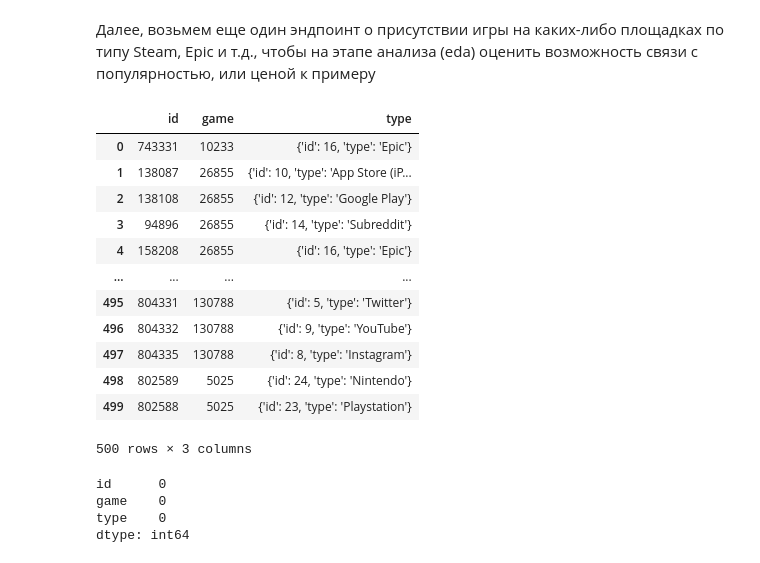
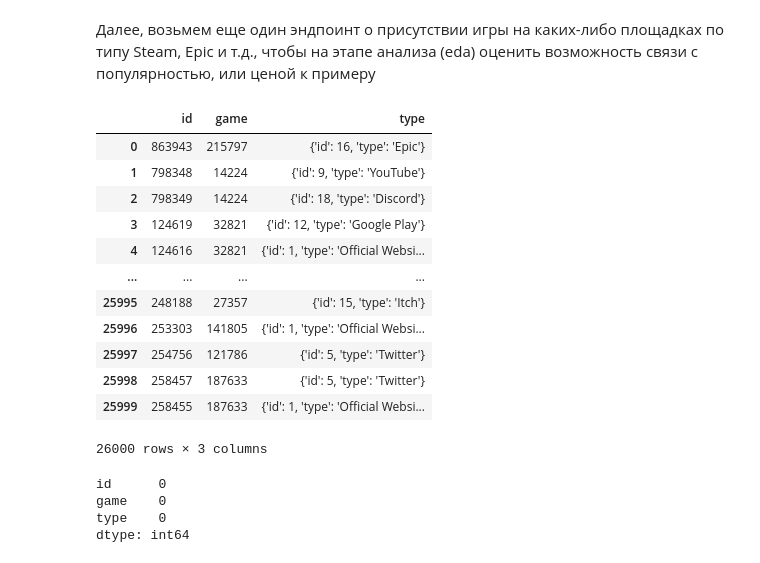
Before and after one commit to ylevennn/smadimo-gp-2, a Jupyter notebook: src/api/igdb.ipynb, the cells around one changed output. Cells and saved outputs as stored; diff of their text form; code cells hidden in the pictures.

```diff
--- a/src/api/igdb.ipynb
+++ b/src/api/igdb.ipynb
@@ -32,7 +33,7 @@ access_token = os.getenv('access_token')
 
 Для начала очистим датасет от (на данный момент) ненужных столбцов и попробуем получить 500 строк, если все будет в порядке, напишем цикл, который возьмет остальные нужные (так как в igdb можно брать максимум 500 строк за раз)
 # %%
-indie = pd.read_excel('../../data/games_data_[0-500].xlsx')
-indie.info()
+df_parsed = pd.read_excel('../../data/df_parsed.xlsx')
+df_parsed.info()
 # %% [output]
 <class 'pandas.core.frame.DataFrame'>
@@ -77,5 +78,5 @@ indie
 # %%
-ids = indie['steam_app_id'].astype(str).tolist()[:500]
+ids = df_parsed['steam_app_id'].astype(str).tolist()[:500]
 uids = '","'.join(ids)
 uids = '"' + uids + '"'
 
@@ -88,9 +89,9 @@ res
 map_df = pd.DataFrame(res)
 map_df['uid'] = map_df['uid'].astype(int)
 
-indie = indie.rename(columns ={'steam_app_id': 'uid'})
-indie['uid'] = indie['uid'].astype(int)
-out = indie.merge(map_df, on= 'uid', how= 'left')
+df_parsed = df_parsed.rename(columns ={'steam_app_id': 'uid'})
+df_parsed['uid'] = df_parsed['uid'].astype(int)
+out = df_parsed.merge(map_df, on= 'uid', how= 'left')
 
 if request_games_steam.status_code != 200:
     log.error('Ошибка получения external_games')
@@ -257,13 +260,14 @@ for i in range(0, len(prob), 500):
     data1 = f'''
     fields id, name, rating, rating_count, total_rating, total_rating_count, first_release_date; where id = ({ids_str}); limit 500;
     '''
-    request = requests.post('https://api.igdb.com/v4/games', headers={'Client-ID': igdb_id, 'Authorization': f'Bearer {access_token}'}, data=data1)
-    res = request.json()
+    request = requests.post('https://api.igdb.com/v4/games', headers={'Client-ID': igdb_id, 'Authorization': f'Bearer {access_token}'}, data=data1, timeout = 60)
+    if request.status_code == 200:
+        all += request.json()
+    else:
+        print('batch', i//500 + 1, 'status', request.status_code)
+    time.sleep(0.5)
 
-    all += res
 df_games = pd.DataFrame(all)
-if request.status_code != 200:
-    log.error('Ошибка получения игр')
 df_games
 # %% [output]
 |  | id | first_release_date | name | rating | rating_count | total_rating | total_rating_count |
@@ -313,13 +317,14 @@ for i in range(0, len(prob), 500):
     data1 = f'''
     fields game_id, external_popularity_source.name, value; where game_id = ({ids_str}); limit 500;
     '''
-    request = requests.post('https://api.igdb.com/v4/popularity_primitives', headers={'Client-ID': igdb_id, 'Authorization': f'Bearer {access_token}'}, data=data1)
-    res = request.json()
+    request = requests.post('https://api.igdb.com/v4/popularity_primitives', headers={'Client-ID': igdb_id, 'Authorization': f'Bearer {access_token}'}, data=data1, timeout= 90)
+    if request.status_code == 200:
+        all += request.json()
+    else:
+        print('batch', i//500 + 1, 'status', request.status_code)
+    time.sleep(1)
 
-    all += res
 df_popular = pd.DataFrame(all)
-if request.status_code != 200:
-    log.error('Ошибка получения популярности игр')
 df_popular
 # %% [output]
 |  | id | game_id | value | external_popularity_source |
@@ -353,37 +358,38 @@ log.info('Датасет успешно сохранен в файл df_popular.
 # %%
 prob = out.copy()
 
 all = []
 
 for i in range(0, len(prob), 500):
     ids = prob['game'].iloc[i:i+500].astype(str).tolist()
     ids_str = ",".join(ids)
 
     data1 = f'''
     fields game, type.type; where game = ({ids_str}); limit 500;
     '''
-    request = requests.post('https://api.igdb.com/v4/websites', headers={'Client-ID': igdb_id, 'Authorization': f'Bearer {access_token}'}, data=data1)
-    res = request.json()
+    request = requests.post('https://api.igdb.com/v4/websites', headers={'Client-ID': igdb_id, 'Authorization': f'Bearer {access_token}'}, data=data1, timeout= 90)
+    if request.status_code == 200:
+        all += request.json()
+    else:
+        print('batch', i//500 + 1, 'status', request.status_code)
+    time.sleep(1)
 
-    all += res
 df_web = pd.DataFrame(all)
-if request.status_code != 200:
-    log.error('Ошибка получения данных websites')
 df_web
 # %% [output]
 |  | id | game | type |
-| 0 | 743331 | 10233 | {'id': 16, 'type': 'Epic'} |
-| 1 | 138087 | 26855 | {'id': 10, 'type': 'App Store (iP... |
-| 2 | 138108 | 26855 | {'id': 12, 'type': 'Google Play'} |
-| 3 | 94896 | 26855 | {'id': 14, 'type': 'Subreddit'} |
-| 4 | 158208 | 26855 | {'id': 16, 'type': 'Epic'} |
+| 0 | 863943 | 215797 | {'id': 16, 'type': 'Epic'} |
+| 1 | 798348 | 14224 | {'id': 9, 'type': 'YouTube'} |
+| 2 | 798349 | 14224 | {'id': 18, 'type': 'Discord'} |
+| 3 | 124619 | 32821 | {'id': 12, 'type': 'Google Play'} |
+| 4 | 124616 | 32821 | {'id': 1, 'type': 'Official Websi... |
 | ... | ... | ... | ... |
-| 495 | 804331 | 130788 | {'id': 5, 'type': 'Twitter'} |
-| 496 | 804332 | 130788 | {'id': 9, 'type': 'YouTube'} |
-| 497 | 804335 | 130788 | {'id': 8, 'type': 'Instagram'} |
-| 498 | 802589 | 5025 | {'id': 24, 'type': 'Nintendo'} |
-| 499 | 802588 | 5025 | {'id': 23, 'type': 'Playstation'} |
+| 25995 | 248188 | 27357 | {'id': 15, 'type': 'Itch'} |
+| 25996 | 253303 | 141805 | {'id': 1, 'type': 'Official Websi... |
+| 25997 | 254756 | 121786 | {'id': 5, 'type': 'Twitter'} |
+| 25998 | 258457 | 187633 | {'id': 5, 'type': 'Twitter'} |
+| 25999 | 258455 | 187633 | {'id': 1, 'type': 'Official Websi... |
-500 rows × 3 columns
+26000 rows × 3 columns
 # %%
 df_web['type'] =df_web['type'].apply(lambda x: x['type'])
 df_web.isna().sum()
```
Also changed, not shown: parts of 18 cells of this notebook, 11 other files.
